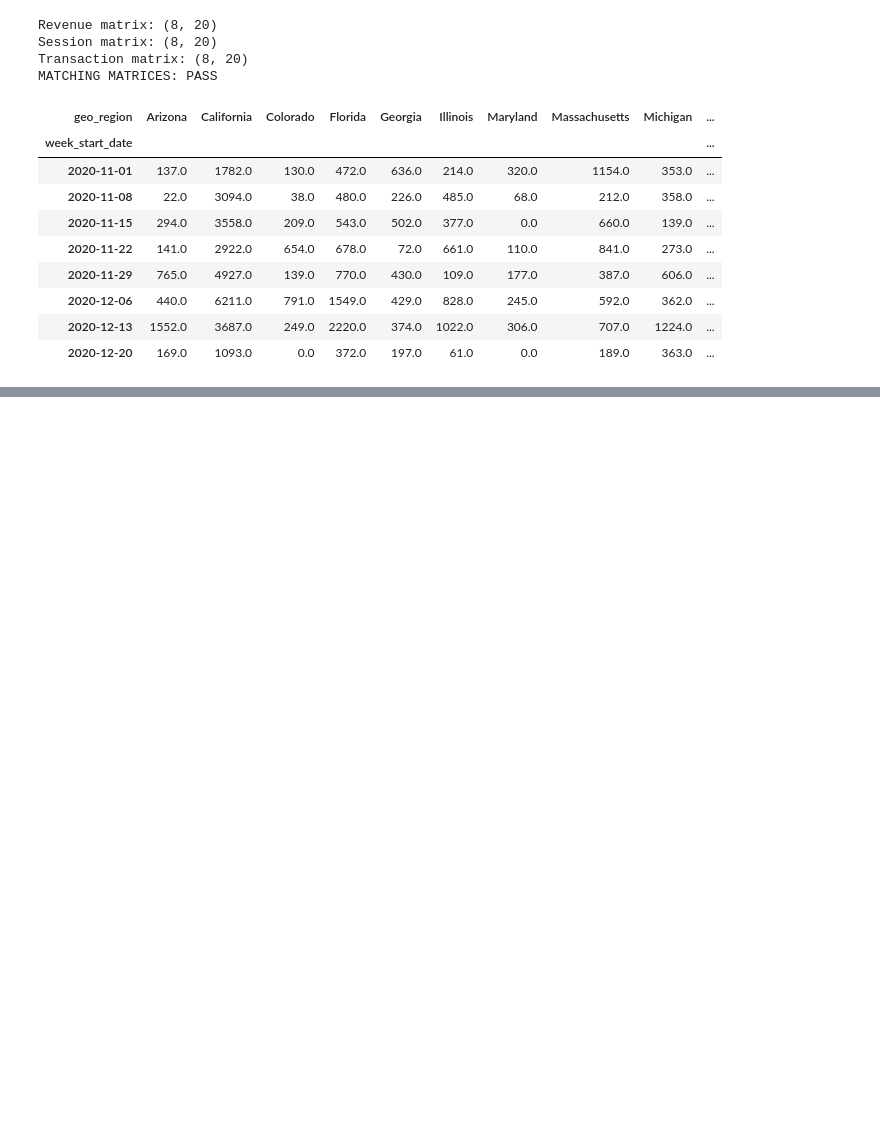
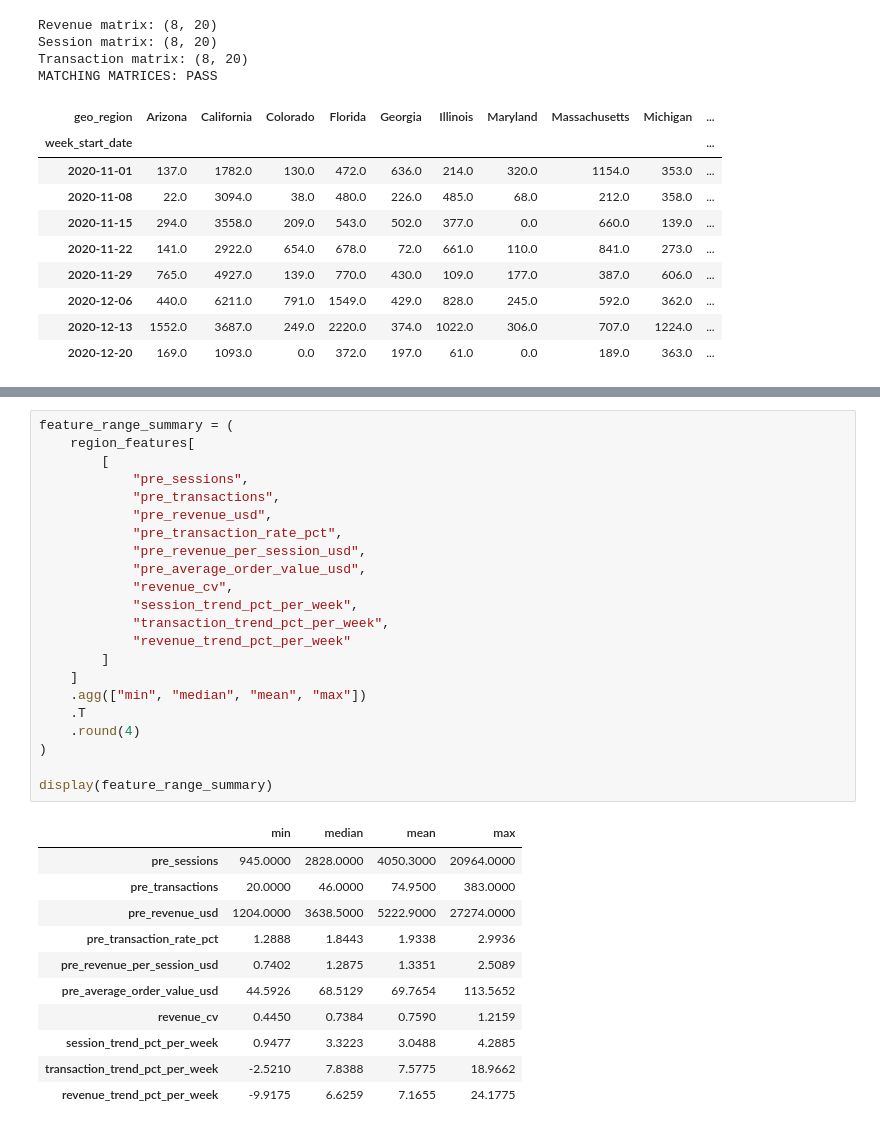
Before and after one commit to miaadnbz/privacy-durable-measurement-360, a Jupyter notebook: notebooks/01_geo_holdout_matching_and_power.ipynb, the cells around one changed output, grey strips where cells are left out. Cells and saved outputs as stored; diff of their text form; blank space fills up the shorter version.

```diff
--- a/notebooks/01_geo_holdout_matching_and_power.ipynb
+++ b/notebooks/01_geo_holdout_matching_and_power.ipynb
@@ -328,0 +519,34 @@ MATCHING MATRICES: PASS
+# %%
+feature_range_summary = (
+    region_features[
+        [
+            "pre_sessions",
+            "pre_transactions",
+            "pre_revenue_usd",
+            "pre_transaction_rate_pct",
+            "pre_revenue_per_session_usd",
+            "pre_average_order_value_usd",
+            "revenue_cv",
+            "session_trend_pct_per_week",
+            "transaction_trend_pct_per_week",
+            "revenue_trend_pct_per_week"
+        ]
+    ]
+    .agg(["min", "median", "mean", "max"])
+    .T
+    .round(4)
+)
+
+display(feature_range_summary)
+# %% [output]
+|  | min | median | mean | max |
+| pre_sessions | 945.0000 | 2828.0000 | 4050.3000 | 20964.0000 |
+| pre_transactions | 20.0000 | 46.0000 | 74.9500 | 383.0000 |
+| pre_revenue_usd | 1204.0000 | 3638.5000 | 5222.9000 | 27274.0000 |
+| pre_transaction_rate_pct | 1.2888 | 1.8443 | 1.9338 | 2.9936 |
+| pre_revenue_per_session_usd | 0.7402 | 1.2875 | 1.3351 | 2.5089 |
+| pre_average_order_value_usd | 44.5926 | 68.5129 | 69.7654 | 113.5652 |
+| revenue_cv | 0.4450 | 0.7384 | 0.7590 | 1.2159 |
+| session_trend_pct_per_week | 0.9477 | 3.3223 | 3.0488 | 4.2885 |
+| transaction_trend_pct_per_week | -2.5210 | 7.8388 | 7.5775 | 18.9662 |
+| revenue_trend_pct_per_week | -9.9175 | 6.6259 | 7.1655 | 24.1775 |
```
Also changed, not shown: parts of 10 cells of this notebook.
